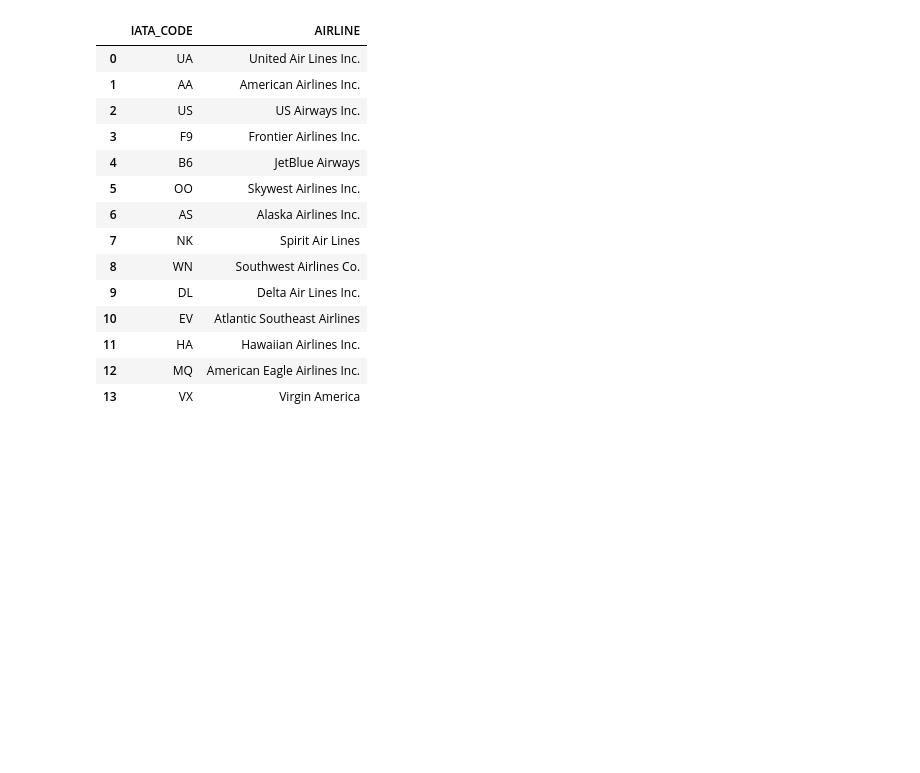
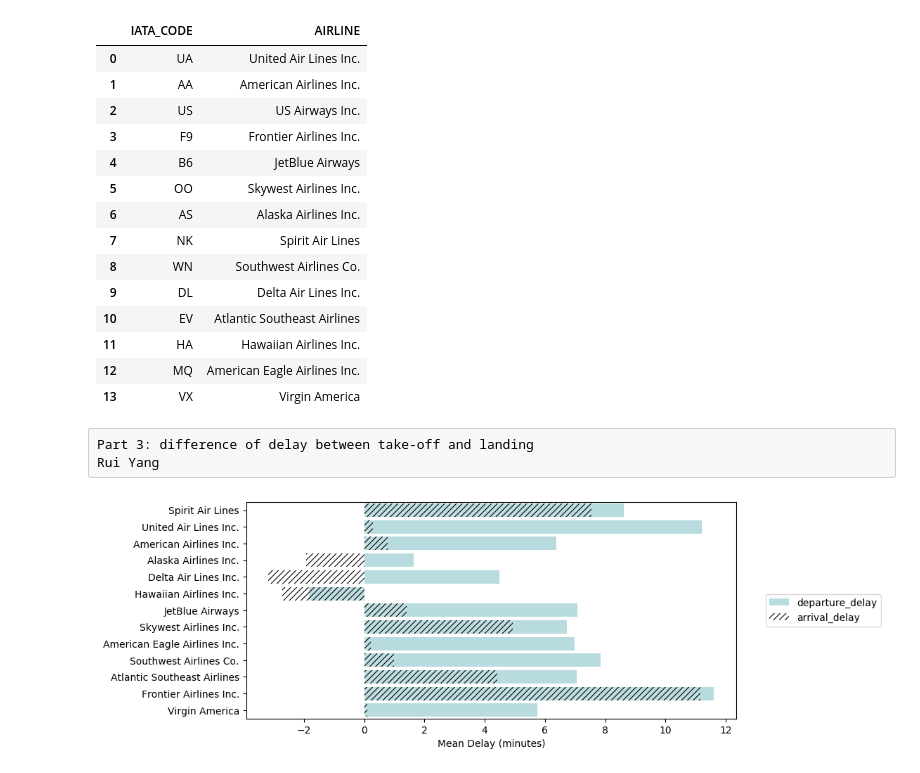
Before and after one commit to INFO6105-Data-Science/Predict-Flight-Delay, a Jupyter notebook: FlightDataAnalysis.ipynb, the cells around one changed output. Cells and saved outputs as stored; diff of their text form; code cells hidden in the pictures; blank space fills up the shorter version.

Commit message:
Update data cleaning and finish part 3.

```diff
--- a/FlightDataAnalysis.ipynb
+++ b/FlightDataAnalysis.ipynb
@@ -141,3 +148,21 @@ airlines_names
 | 13 | VX | Virgin America |
 # %%
 abbr_companies = airlines_names.set_index('IATA_CODE')['AIRLINE'].to_dict()
+# %% [raw]
+Part 3: difference of delay between take-off and landing
+Rui Yang
+# %%
+mpl.rcParams.update(mpl.rcParamsDefault)
+mpl.rcParams['hatch.linewidth'] = 0.8
+
+fig = plt.figure(1, figsize = (9, 4))
+ax = sns.barplot(x = 'DEPARTURE_DELAY', y = 'AIRLINE', data = df, color = 'powderblue', ci = None, label = 'departure_delay')
+ax = sns.barplot(x = 'ARRIVAL_DELAY', y = 'AIRLINE', data = df, color = 'white', hatch = '////', alpha = 0.1, ci = None, label = 'arrival_delay')
+labels = [abbr_companies[item.get_text()] for item in ax.get_yticklabels()]
+ax.set_yticklabels(labels)
+ax.yaxis.label.set_visible(False)
+plt.xlabel('Mean Delay (minutes)')
+plt.legend(loc = 'center left', bbox_to_anchor = (1.05, 0.5))
+plt.show()
+# %% [output]
+[figure, added]
```
Also changed, not shown: parts of 5 cells of this notebook.
